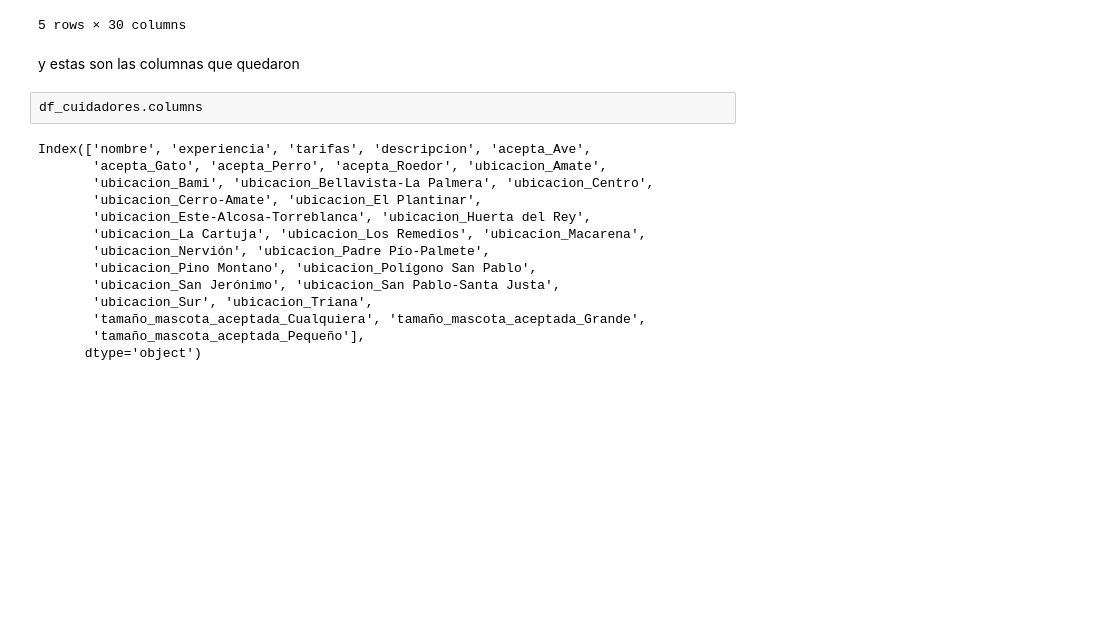
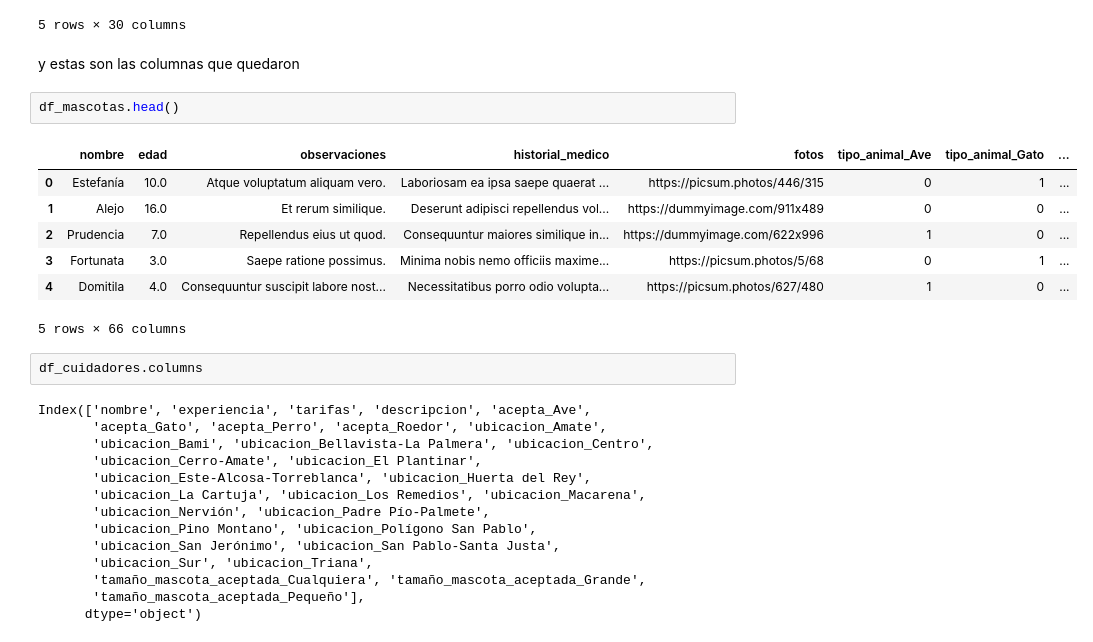
Before and after one commit to DDGUZMANO/proyecto_mascotas, a Jupyter notebook: limpieza_preparacion_datos_EDA_proyecto_mascotas.ipynb, the cells around one changed output. Cells and saved outputs as stored; diff of their text form; blank space fills up the shorter version.

```diff
--- a/limpieza_preparacion_datos_EDA_proyecto_mascotas.ipynb
+++ b/limpieza_preparacion_datos_EDA_proyecto_mascotas.ipynb
@@ -441,6 +441,16 @@ df_cuidadores.head()
 5 rows × 30 columns
 # %% [markdown]
 y estas son las columnas que quedaron
+# %%
+df_mascotas.head()
+# %% [output]
+|  | nombre | edad | observaciones | historial_medico | fotos | tipo_animal_Ave | tipo_animal_Gato | ... |
+| 0 | Estefanía | 10.0 | Atque voluptatum aliquam vero. | Laboriosam ea ipsa saepe quaerat ... | https://picsum.photos/446/315 | 0 | 1 | ... |
+| 1 | Alejo | 16.0 | Et rerum similique. | Deserunt adipisci repellendus vol... | https://dummyimage.com/911x489 | 0 | 0 | ... |
+| 2 | Prudencia | 7.0 | Repellendus eius ut quod. | Consequuntur maiores similique in... | https://dummyimage.com/622x996 | 1 | 0 | ... |
+| 3 | Fortunata | 3.0 | Saepe ratione possimus. | Minima nobis nemo officiis maxime... | https://picsum.photos/5/68 | 0 | 1 | ... |
+| 4 | Domitila | 4.0 | Consequuntur suscipit labore nost... | Necessitatibus porro odio volupta... | https://picsum.photos/627/480 | 1 | 0 | ... |
+5 rows × 66 columns
 # %%
 df_cuidadores.columns
 # %% [output]
```
Also changed, not shown: parts of 3 cells of this notebook.
